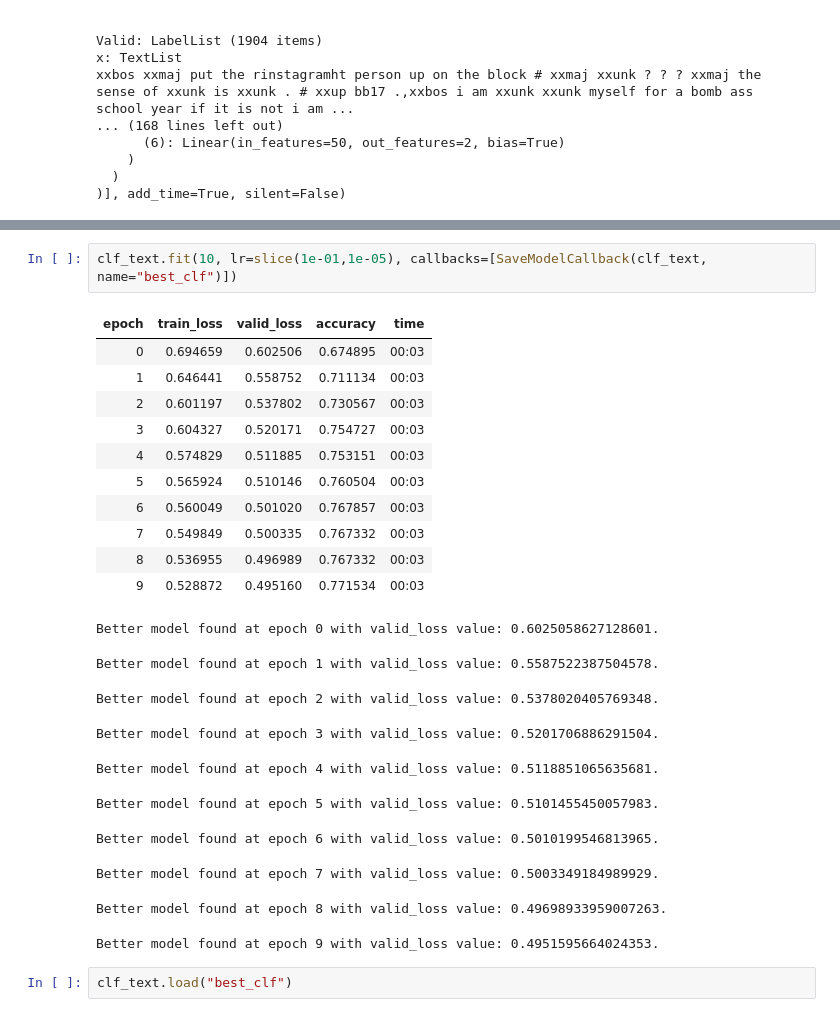
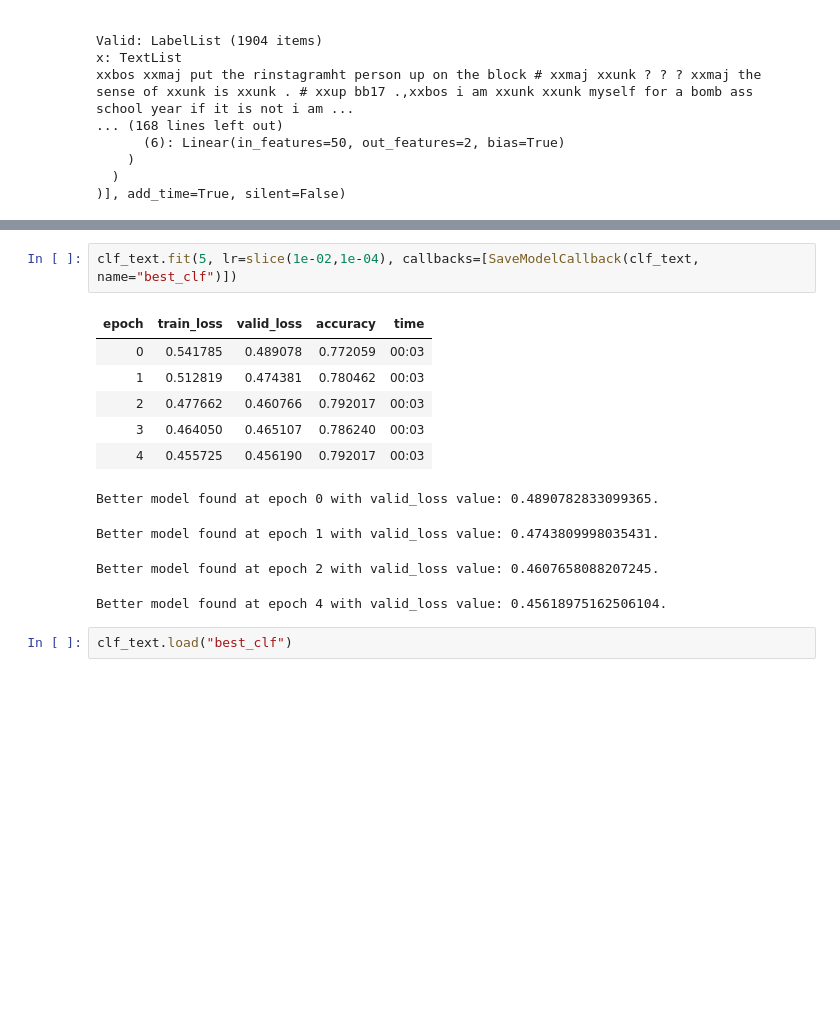
Before and after one commit to PandulaP/personal-projects, a Jupyter notebook: NLP with Disaster Tweets/is_disaster_tweet_or_not.ipynb, the cells around one changed output, grey strips where cells are left out. Drawn from its saved outputs; the diff is of its cells as text; blank space fills up the shorter version.

```diff
--- a/NLP with Disaster Tweets/is_disaster_tweet_or_not.ipynb
+++ b/NLP with Disaster Tweets/is_disaster_tweet_or_not.ipynb
@@ -1370,27 +1370,16 @@ Min loss divided by 10: 4.37E-02
 # %%
-clf_text.fit(10, lr=slice(1e-01,1e-05), callbacks=[SaveModelCallback(clf_text, name="best_clf")])
+clf_text.fit(5, lr=slice(1e-02,1e-04), callbacks=[SaveModelCallback(clf_text, name="best_clf")])
 # %% [output]
 | epoch | train_loss | valid_loss | accuracy | time |
-| 0 | 0.694659 | 0.602506 | 0.674895 | 00:03 |
-| 1 | 0.646441 | 0.558752 | 0.711134 | 00:03 |
-| 2 | 0.601197 | 0.537802 | 0.730567 | 00:03 |
-| 3 | 0.604327 | 0.520171 | 0.754727 | 00:03 |
-| 4 | 0.574829 | 0.511885 | 0.753151 | 00:03 |
-| 5 | 0.565924 | 0.510146 | 0.760504 | 00:03 |
-| 6 | 0.560049 | 0.501020 | 0.767857 | 00:03 |
-| 7 | 0.549849 | 0.500335 | 0.767332 | 00:03 |
-| 8 | 0.536955 | 0.496989 | 0.767332 | 00:03 |
-| 9 | 0.528872 | 0.495160 | 0.771534 | 00:03 |
+| 0 | 0.541785 | 0.489078 | 0.772059 | 00:03 |
+| 1 | 0.512819 | 0.474381 | 0.780462 | 00:03 |
+| 2 | 0.477662 | 0.460766 | 0.792017 | 00:03 |
+| 3 | 0.464050 | 0.465107 | 0.786240 | 00:03 |
+| 4 | 0.455725 | 0.456190 | 0.792017 | 00:03 |
-Better model found at epoch 0 with valid_loss value: 0.6025058627128601.
+Better model found at epoch 0 with valid_loss value: 0.4890782833099365.
-Better model found at epoch 1 with valid_loss value: 0.5587522387504578.
+Better model found at epoch 1 with valid_loss value: 0.4743809998035431.
-Better model found at epoch 2 with valid_loss value: 0.5378020405769348.
+Better model found at epoch 2 with valid_loss value: 0.4607658088207245.
-Better model found at epoch 3 with valid_loss value: 0.5201706886291504.
+Better model found at epoch 4 with valid_loss value: 0.45618975162506104.
-Better model found at epoch 4 with valid_loss value: 0.5118851065635681.
-Better model found at epoch 5 with valid_loss value: 0.5101455450057983.
-Better model found at epoch 6 with valid_loss value: 0.5010199546813965.
-Better model found at epoch 7 with valid_loss value: 0.5003349184989929.
-Better model found at epoch 8 with valid_loss value: 0.49698933959007263.
-Better model found at epoch 9 with valid_loss value: 0.4951595664024353.
 # %%
 clf_text.load("best_clf")
 # %% [output]
```
Also changed, not shown: parts of 15 cells of this notebook.
